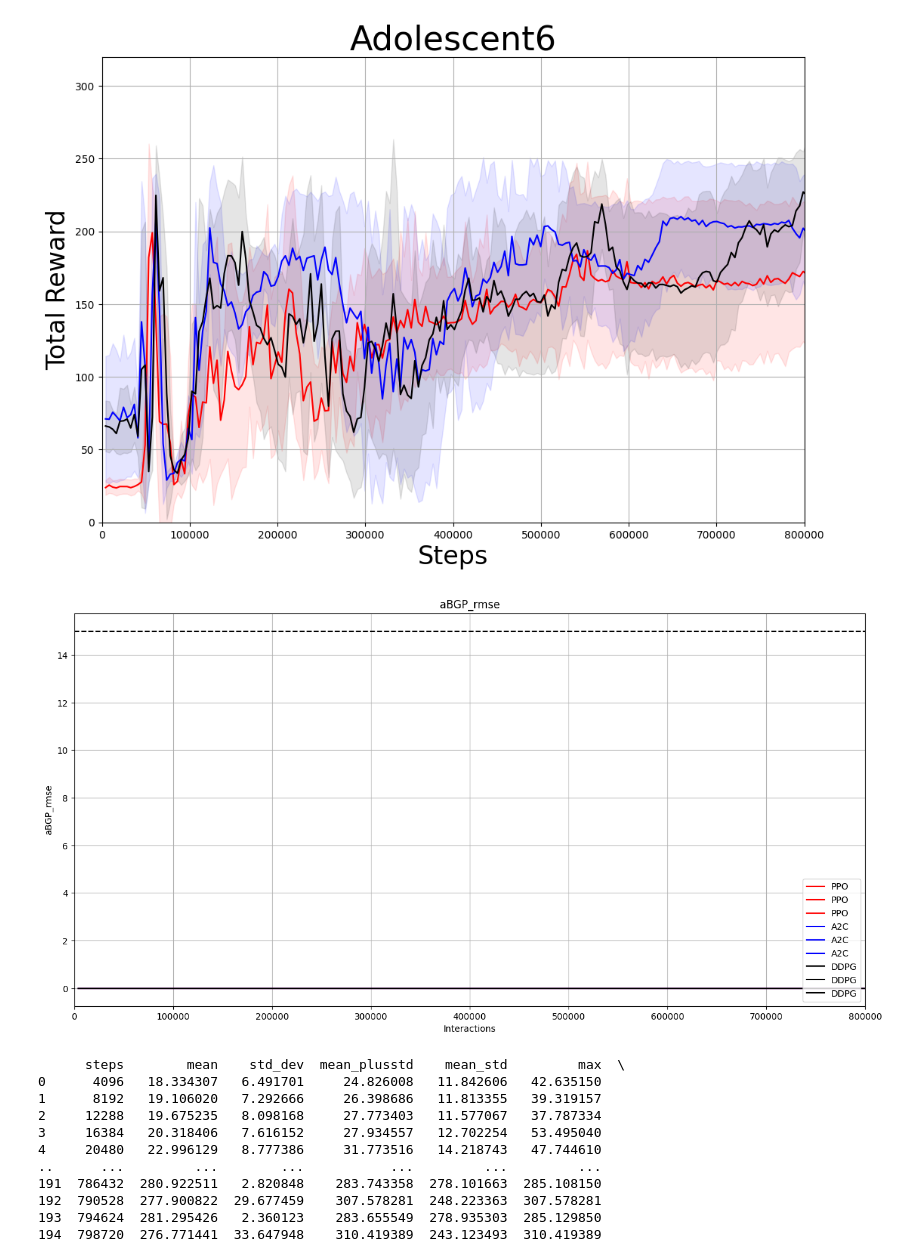
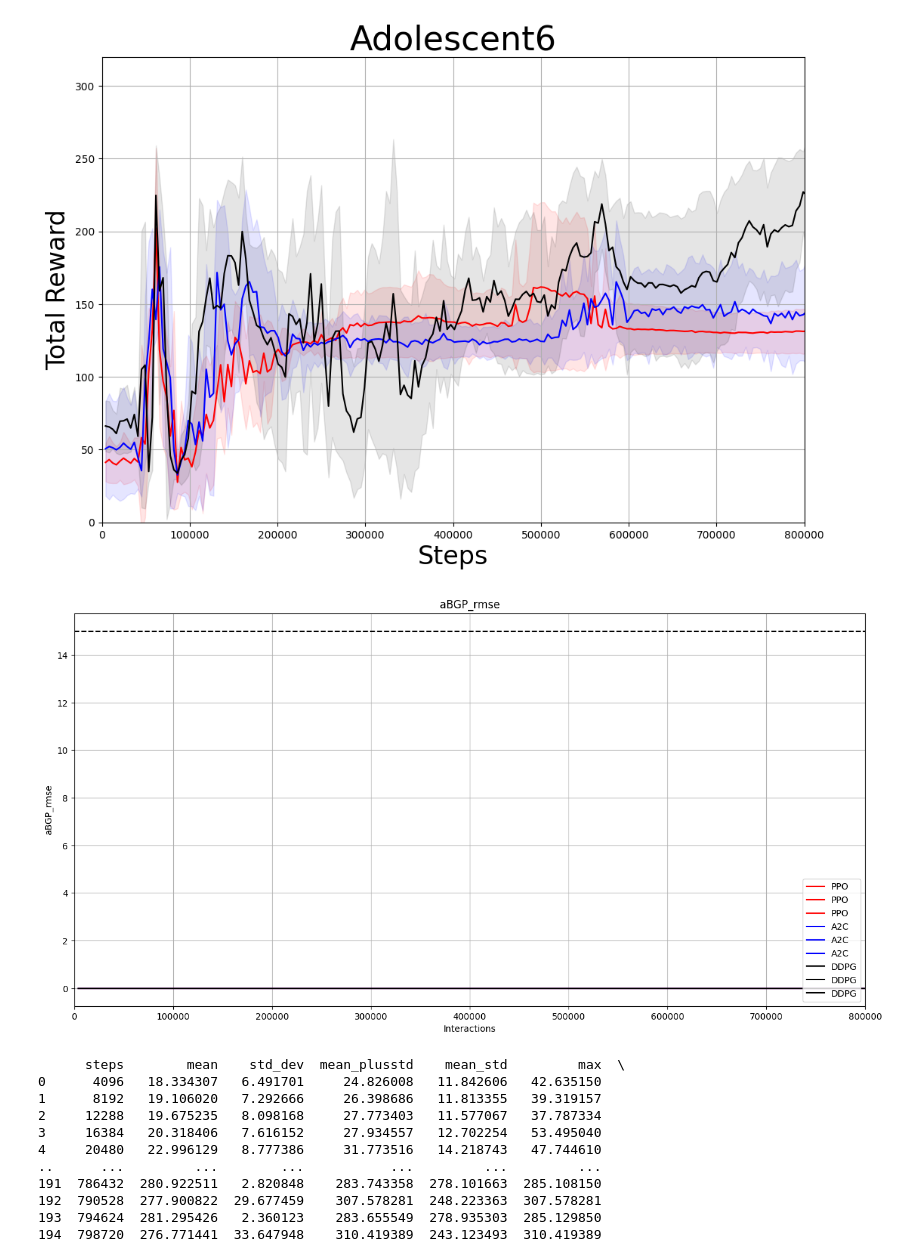
Before and after one commit to RL4H/G2P2C, a Jupyter notebook: visualiser/notebooks/compare_agents_3agents.ipynb, the cells around one changed output. Drawn from its saved outputs; the diff is of its cells as text; code cells hidden in the pictures.

```diff
--- a/visualiser/notebooks/compare_agents_3agents.ipynb
+++ b/visualiser/notebooks/compare_agents_3agents.ipynb
@@ -16,7 +16,7 @@ import matplotlib.gridspec
 
 
 SUBJECT = '6'
-t = 'Adolescent'+SUBJECT
+t = 'Adolescent'+'6'#SUBJECT
 
 # PATH1 = '/NCI_Results/PPO/P'+SUBJECT
 # PATH2 = '/NCI_Results/A2C/A2C'+SUBJECT
@@ -58,7 +58,7 @@ t = 'Adolescent'+SUBJECT
 # PATH3 = '/EU59 Experiments/DDPG/model1/normal_dist/with_penalty/std1e0/DDPG'+SUBJECT# Patient 6
 
 # #
-PATH4 = 'adolescent/SAC/SAC'+SUBJECT
+# PATH4 = 'adolescent/SAC/SAC'+SUBJECT
 
 #TD3 Algorithm Comparison
 PATH1 = '/Best_Models/Best_TD3/TD3'+SUBJECT
@@ -67,6 +67,19 @@ PATH1 = '/Best_Models/Best_TD3/TD3'+SUBJECT
 PATH2 = '/PER_Hyperparameter_BestModels/Proportion_'+SUBJECT+'/TD3'+SUBJECT# Patient 6
 PATH3 = '/PER_Hyperparameter_BestModels/Rank_'+SUBJECT+'/TD3'+SUBJECT# Patient 6
 
+#TD3 Algorithm Comparison - PER Adult
+PATH1 = '/adult/TD3_Random/TD3'+SUBJECT
+# PATH2 = 'EU59 Experiments/TD3/model1/normal_dist/no_penalty/std5e-2/TD3'+SUBJECT# Patient 0
+# PATH2 = 'EU59 Experiments/TD3/model1/ou_noise/no_penalty/std5e-2/TD3'+SUBJECT# Patient 2
+PATH2 = '/Revised_PER_Study/Proportional_26/TD3/alpha_05/beta_075/TD3'+SUBJECT# Patient 6
+PATH3 = '/Revised_PER_Study/Rank_26/TD3/alpha_075/beta_075/TD3'+SUBJECT# Patient 6
+
+#TD3 Algorithm Evolution
+PATH1 = '/Evolution/Baseline_6/TD3'+SUBJECT
+# PATH2 = 'EU59 Experiments/TD3/model1/normal_dist/no_penalty/std5e-2/TD3'+SUBJECT# Patient 0
+# PATH2 = 'EU59 Experiments/TD3/model1/ou_noise/no_penalty/std5e-2/TD3'+SUBJECT# Patient 2
+PATH2 = '/Evolution/Pentalty_6/TD3'+SUBJECT# Patient 6
+PATH3 = '/Evolution/PER_6/TD3'+SUBJECT# Patient 6
 
 # PATH3 = '/EU59 Experiments/TD3/model1/ou_noise/with_penalty/std5e-2/TD3'+SUBJECT# Patient 0
 # PATH3 = '/EU59 Experiments/TD3/model1/ou_noise/with_penalty/std1e0/TD3'+SUBJECT# Patient 2
@@ -96,34 +109,34 @@ dis_len = 0.8 * 1000000
 disp_arr = display_commands_v2(command)
 exp_vis = {
             '1':{ "id":exp1, "color":'r',"show": disp_arr[1], "label":'PPO'},
             '2':{ "id":exp2, "color":'r',"show": disp_arr[2], "label":'PPO'},
             '3':{ "id":exp3, "color":'r',"show": disp_arr[3], "label":'PPO'},
             '4':{ "id":exp4, "color":'b',"show": disp_arr[4], "label":'A2C'},
             '5':{ "id":exp5, "color":'b',"show": disp_arr[5], "label":'A2C'},
             '6':{ "id":exp6, "color":'b',"show": disp_arr[6], "label":'A2C'},
             '7':{ "id":exp7, "color":'k',"show": disp_arr[7], "label":'DDPG'},
             '8':{ "id":exp8, "color":'k',"show": disp_arr[8], "label":'DDPG'},
             '9':{ "id":exp9, "color":'k',"show": disp_arr[9], "label":'DDPG'},
             # '10':{ "id":exp10, "color":'k',"show": disp_arr[10], "label":'DDPG'},
             # '11':{ "id":exp11, "color":'k',"show": disp_arr[11], "label":'DDPG'},
             # '12':{ "id":exp12, "color":'k',"show": disp_arr[12], "label":'DDPG'},
             # '13':{ "id":exp13, "color":'k',"show": disp_arr[13], "label":'DDPG'},
             # '14':{ "id":exp14, "color":'k',"show": disp_arr[14], "label":'DDPG'},
             # '15':{ "id":exp15, "color":'k',"show": disp_arr[15], "label":'DDPG'},
 }
 groups = [ ['1', '2', '3'], ['4', '5', '6'], ['7', '8', '9']]
 # groups = [ ['1', '2', '3'], ['4', '5', '6'], ['7', '8', '9'], ['10', '11', '12']]  #
 # groups = [ ['1', '2', '3'], ['4', '5', '6'], ['7', '8', '9'], ['10', '11', '12'], ['13', '14', '15']]  #
 
 
 
 
 plot_testing_average_metric(exp_vis, groups, type='normal', dis_len=dis_len, metric='reward', goal=312, fill=True, title=t)
 
 
 plot_testing_metric(exp_vis, type='min_max', dis_len=dis_len, metric='aBGP_rmse', goal=15, fill=False)
 # %% [output]
-[figure, old version]
+[figure, new version]
 [figure]
 # %%
 #print(exp1.get_testing_metric(metric='reward', type='normal'))
```
Also changed, not shown: 5 other files.
